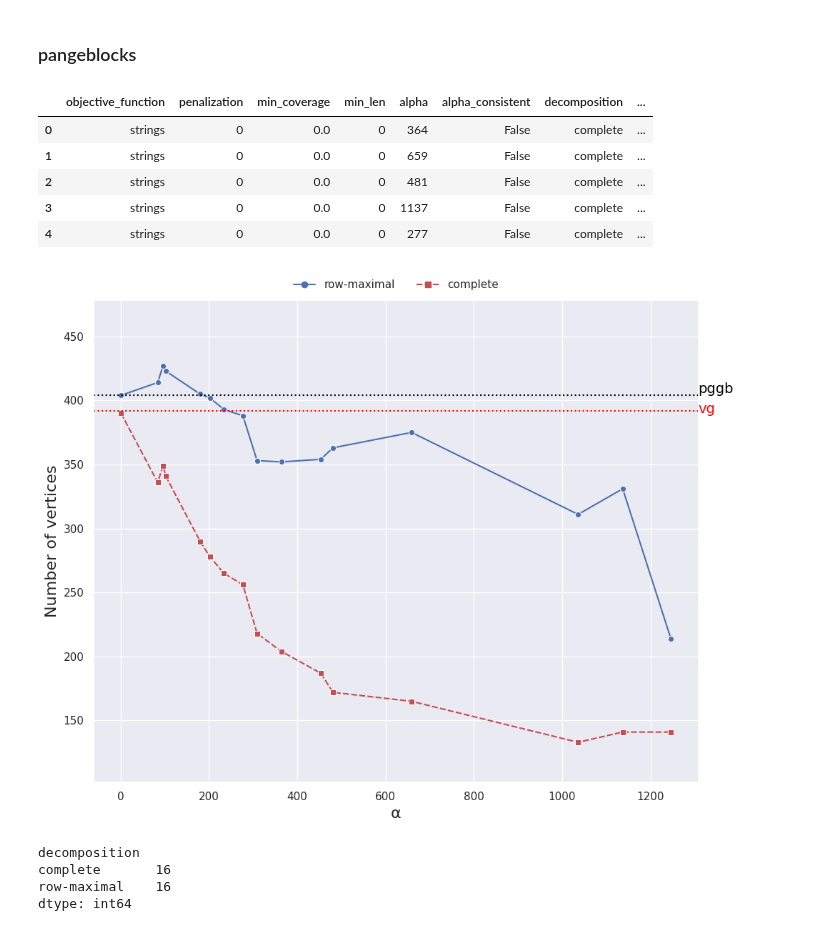
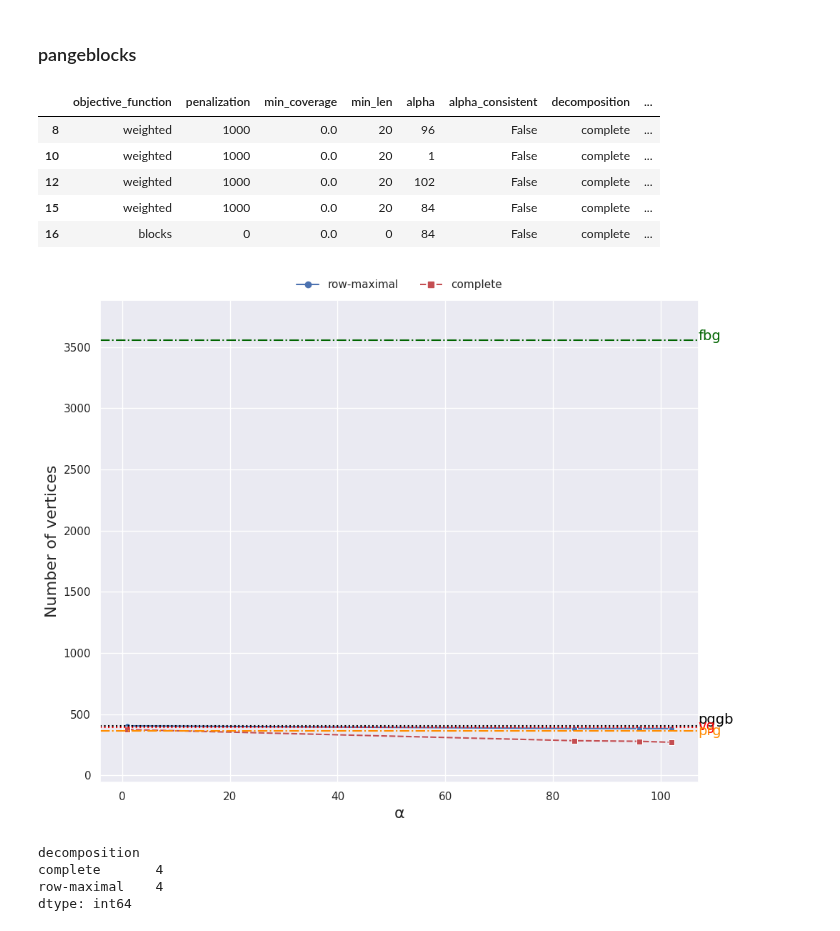
Before and after one commit to AlgoLab/pangeblocks, a Jupyter notebook: notebooks/paper-number-of-vertices-by-alpha.ipynb, the cells around one changed output. Drawn from its saved outputs; the diff is of its cells as text; code cells hidden in the pictures.

Commit message:
founderblockgraph and make_prg rules for experiment comparison

```diff
--- a/notebooks/paper-number-of-vertices-by-alpha.ipynb
+++ b/notebooks/paper-number-of-vertices-by-alpha.ipynb
@@ -110,0 +127,4 @@ info_vg
+# %%
+path_prg = Path(f"../paper-graphs-tools/make_prg/{NSEQS}-sars-cov-2-ena.prg.gfa")
+info_prg = load_info_graph(path_prg)
+info_prg
@@ -122,22 +150,25 @@ df_graphs = pd.concat([
     get_info_from_exp(path_rowmaximal_experiment)
     ], ignore_index=True)
 df_graphs["objective_function"] = df_graphs["objective_function"].apply(lambda x: "blocks" if x=="nodes" else x)
+df_graphs = df_graphs.query("alpha<170")
 df_graphs.head()
 # %% [output]
 |  | objective_function | penalization | min_coverage | min_len | alpha | alpha_consistent | decomposition | ... |
-| 0 | strings | 0 | 0.0 | 0 | 364 | False | complete | ... |
-| 1 | strings | 0 | 0.0 | 0 | 659 | False | complete | ... |
-| 2 | strings | 0 | 0.0 | 0 | 481 | False | complete | ... |
-| 3 | strings | 0 | 0.0 | 0 | 1137 | False | complete | ... |
-| 4 | strings | 0 | 0.0 | 0 | 277 | False | complete | ... |
+| 8 | weighted | 1000 | 0.0 | 20 | 96 | False | complete | ... |
+| 10 | weighted | 1000 | 0.0 | 20 | 1 | False | complete | ... |
+| 12 | weighted | 1000 | 0.0 | 20 | 102 | False | complete | ... |
+| 15 | weighted | 1000 | 0.0 | 20 | 84 | False | complete | ... |
+| 16 | blocks | 0 | 0.0 | 0 | 84 | False | complete | ... |
 # %%
 xpos_pggb = int(df_graphs.alpha.max()*1.05)
 xpos_vg   = int(df_graphs.alpha.max()*1.05)
+xpos_fbg = int(df_graphs.alpha.max()*1.05)
+xpos_prg = int(df_graphs.alpha.max()*1.05)
 # %%
 feature = "n_nodes"
 # min and max y-axis values
-feat_min = min(df_graphs[feature].min(), info_pggb[feature], info_vg[feature])
-feat_max = max(df_graphs[feature].max(), info_pggb[feature], info_vg[feature])
+feat_min = min(df_graphs[feature].min(), info_pggb[feature], info_vg[feature], info_fbg[feature], info_prg[feature])
+feat_max = max(df_graphs[feature].max(), info_pggb[feature], info_vg[feature], info_fbg[feature], info_prg[feature])
 delta_range = feat_max - feat_min
 ymin = feat_min - 0.1*delta_range
 ymax = feat_max + 0.1*delta_range
@@ -149,42 +180,50 @@ DECOMPOSITIONS = ["row-maximal", "complete"]
 g_nodes = sns.lineplot(
                     data=df_graphs.query("objective_function=='blocks'"),
                     x="alpha",
                     y=feature,
                     hue="decomposition",
                     style="decomposition",
                     markers=MARKERS,
                     palette=COLORS,
                     style_order=DECOMPOSITIONS,
                     hue_order=DECOMPOSITIONS,
                     )
 
 g_nodes.set_xlabel(f"{chr(945)}", fontsize=FONTSIZE_X)
 g_nodes.set_ylabel("Number of vertices", fontsize=FONTSIZE_Y)
 g_nodes.set_ylim([ymin,ymax])
 
 # add pggb
 g_nodes.axhline(y=info_pggb[feature], linestyle=":",color = "black", label="pggb")
-g_nodes.text(x=xpos_pggb,y=info_pggb[feature]*1.005,s="pggb", color="black", fontdict=dict(fontsize=FONTSIZE_TOOLS))
+g_nodes.text(x=xpos_pggb,y=info_pggb[feature]*1.05,s="pggb", color="black", fontdict=dict(fontsize=FONTSIZE_TOOLS))
 
 # add vg
 g_nodes.axhline(y=info_vg[feature], linestyle=":",color = "red", label="vg",)
-g_nodes.text(x=xpos_vg,y=info_vg[feature]*0.995,s="vg", color="red", fontdict=dict(fontsize=FONTSIZE_TOOLS))
+g_nodes.text(x=xpos_vg,y=info_vg[feature]*0.95,s="vg", color="red", fontdict=dict(fontsize=FONTSIZE_TOOLS))
+
+# add founderblockgraph
+g_nodes.axhline(y=info_fbg[feature], linestyle="dashdot", color="darkgreen", label="fbg")
+g_nodes.text(x=xpos_fbg, y=info_fbg[feature], s="fbg", color="darkgreen", fontdict=dict(fontsize=FONTSIZE_TOOLS))
+
+# add make_prg
+g_nodes.axhline(y=info_prg[feature], linestyle="dashdot", color="darkorange", label="prg")
+g_nodes.text(x=xpos_prg, y=info_prg[feature]*0.9, s="prg", color="darkorange", fontdict=dict(fontsize=FONTSIZE_TOOLS))
 
 sns.move_legend(
     g_nodes, "lower center",
     bbox_to_anchor=(.5, 1), ncol=5, title="", frameon=False,
 )
 
 g_nodes.figure.tight_layout()
 g_nodes.get_figure().savefig(PATH_SAVE.joinpath(f"{NAME}-n_vertices-blocks.png"),dpi=300)
 # %% [output]
-[figure, old version]
+[figure, new version]
 # %%
 df_graphs.query("objective_function=='blocks'").groupby("decomposition").size()
 # %% [output]
 decomposition
-complete       16
-row-maximal    16
+complete       4
+row-maximal    4
 dtype: int64
 # %%
 df_graphs.query("objective_function=='blocks'")
```
Also changed, not shown: parts of 6 cells of this notebook, 9 other files.
